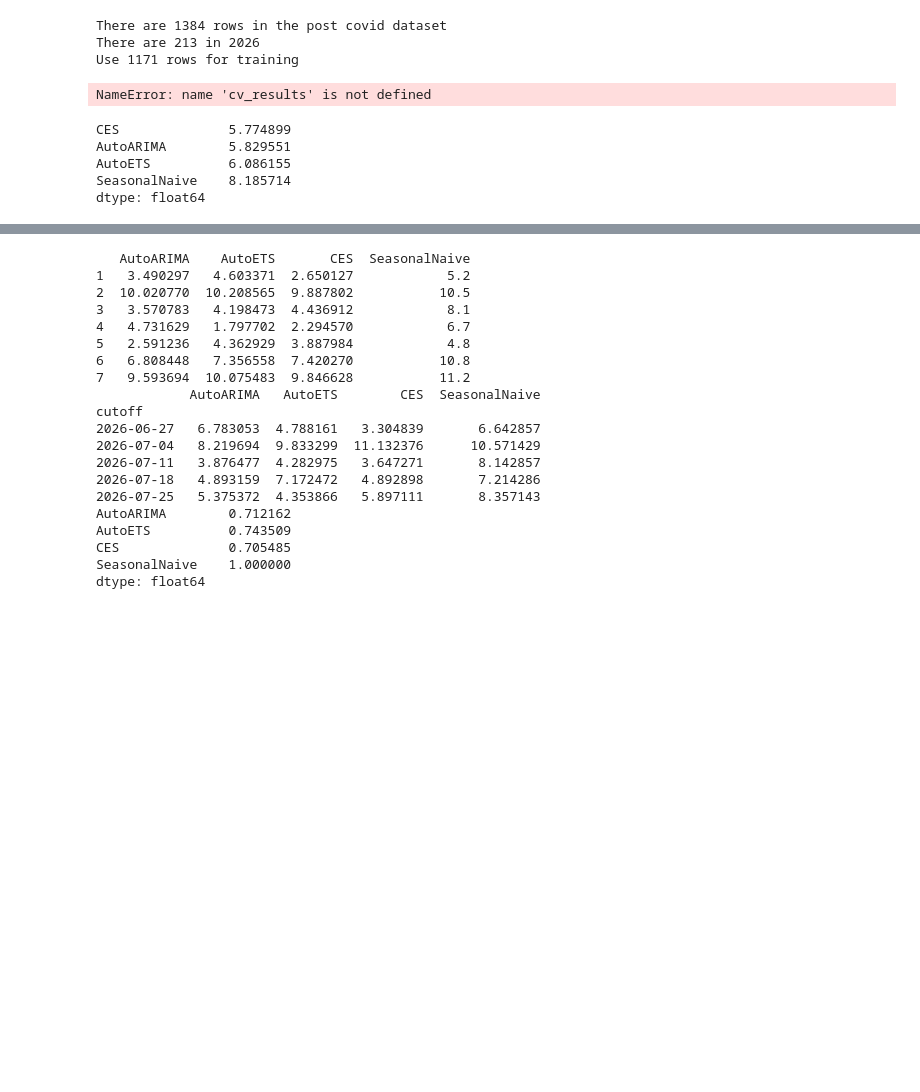
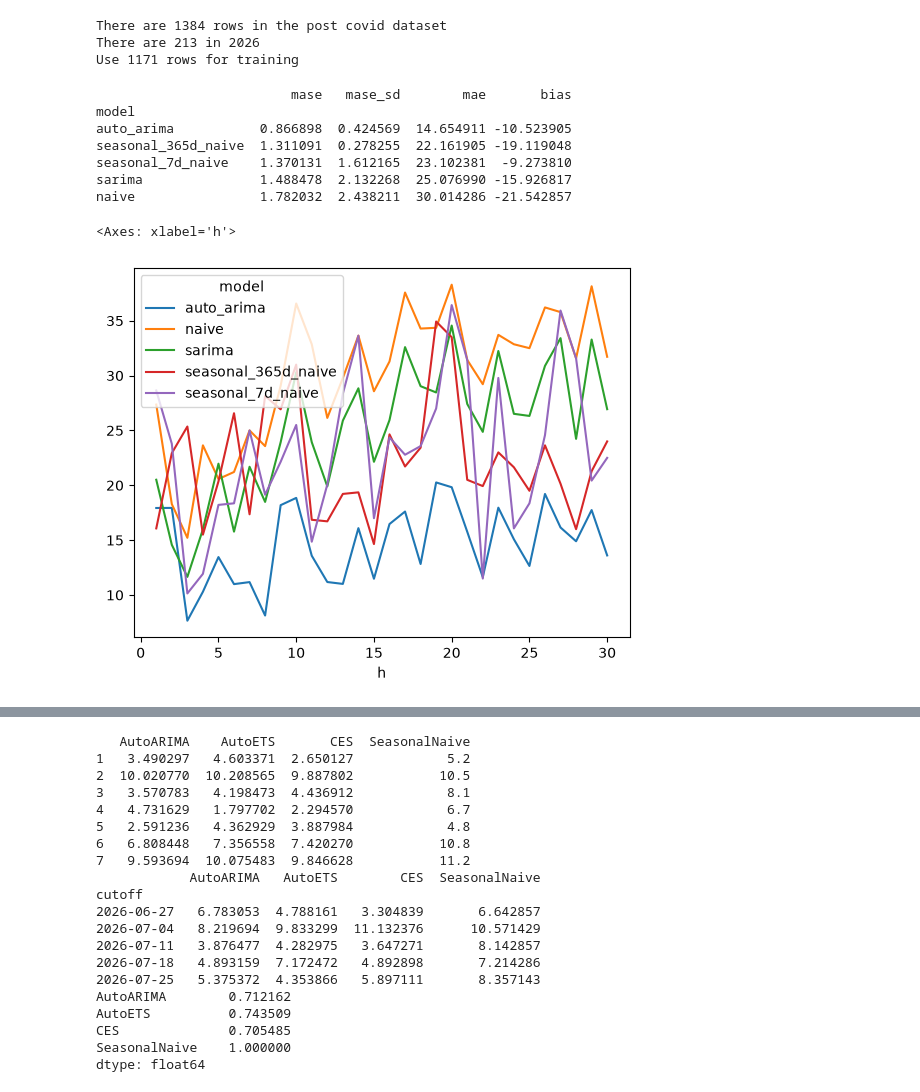
Before and after one commit to Keiren-b/tours, a Jupyter notebook: notebooks/01_eda.ipynb, the cells around one changed output, grey strips where cells are left out. Saved outputs shown, nothing was run; the diff lists cells and outputs as text; code cells hidden in the pictures; blank space fills up the shorter version.

Commit message:
explore work with different models

```diff
--- a/notebooks/01_eda.ipynb
+++ b/notebooks/01_eda.ipynb
@@ -347,20 +432,33 @@ There are 1384 rows in the post covid dataset
 There are 213 in 2026
 Use 1171 rows for training
 # %%
-x = cv_results.groupby("unique_id")
+per_fold = df.groupby(['model', 'fold']).agg(
+    mae=('abs_err', 'mean'),
+    bias=('err', 'mean'),
+    denom=('denom', 'first'),
+).reset_index()
+
+per_fold['mase'] = per_fold.mae / per_fold.denom
+
+summary = per_fold.groupby('model').agg(
+    mase=('mase', 'mean'),
+    mase_sd=('mase', 'std'),
+    mae=('mae', 'mean'),
+    bias=('bias', 'mean'),
+).sort_values('mase')
+
+print(summary)
 # %% [output]
-NameError: name 'cv_results' is not defined
+                         mase   mase_sd        mae       bias
+model
+auto_arima           0.866898  0.424569  14.654911 -10.523905
+seasonal_365d_naive  1.311091  0.278255  22.161905 -19.119048
+seasonal_7d_naive    1.370131  1.612165  23.102381  -9.273810
+sarima               1.488478  2.132268  25.076990 -15.926817
+naive                1.782032  2.438211  30.014286 -21.542857
 # %%
-model_cols = ["AutoARIMA", "AutoETS", "CES", "SeasonalNaive"]
-
-errors = cv_results[model_cols].sub(cv_results["y"], axis=0)
-abs_err = errors.abs()
-
-# headline: one number per model
-print(abs_err.mean().sort_values())
+by_horizon = df.groupby(['model', 'h']).abs_err.mean().unstack('model')
+by_horizon.plot()
 # %% [output]
-CES              5.774899
-AutoARIMA        5.829551
-AutoETS          6.086155
-SeasonalNaive    8.185714
-dtype: float64
+<Axes: xlabel='h'>
+[figure, added]
```
Also changed, not shown: parts of 6 cells of this notebook, 4 other files.
